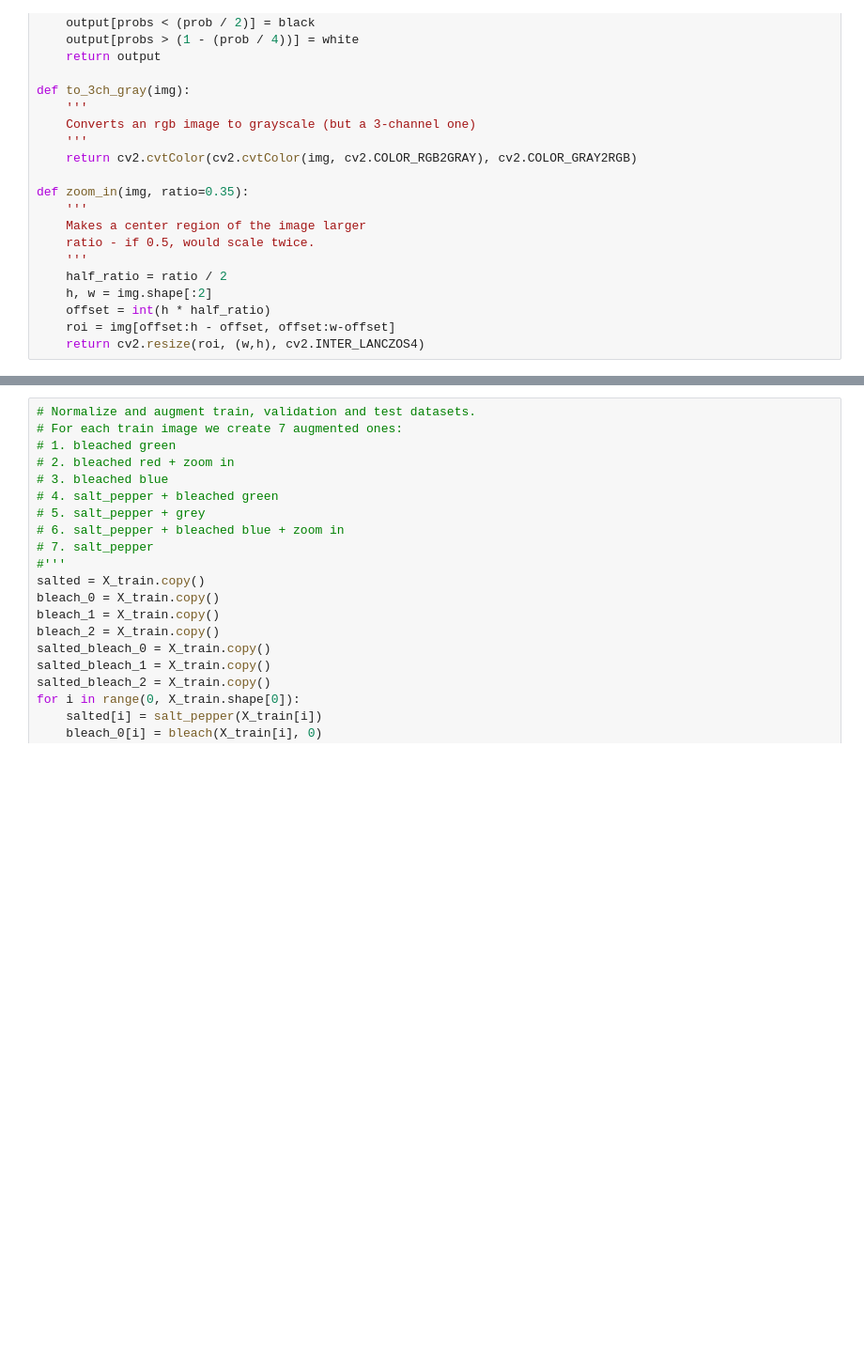
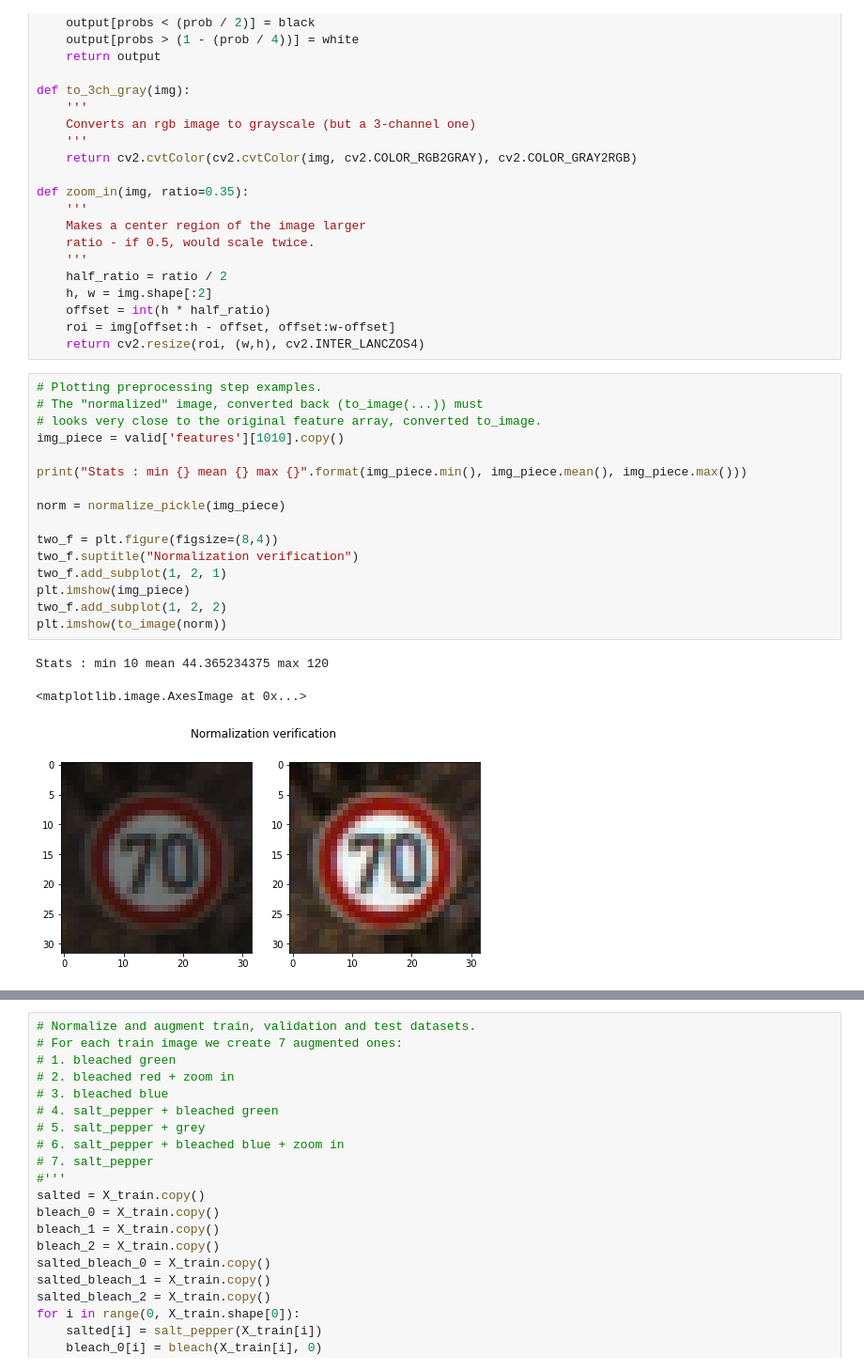
Before and after one commit to udacity/CarND-Traffic-Sign-Classifier-Project, a Jupyter notebook: Traffic_Sign_Classifier-TF2-GPU.ipynb, the cells around one changed output, grey strips where cells are left out. Shown at 94% size. Saved outputs shown, nothing was run; the diff lists cells and outputs as text; blank space fills up the shorter version.

```diff
--- a/Traffic_Sign_Classifier-TF2-GPU.ipynb
+++ b/Traffic_Sign_Classifier-TF2-GPU.ipynb
@@ -239,3 +239,23 @@ def zoom_in(img, ratio=0.35):
     offset = int(h * half_ratio)
     roi = img[offset:h - offset, offset:w-offset]
     return cv2.resize(roi, (w,h), cv2.INTER_LANCZOS4)
+# %%
+# Plotting preprocessing step examples.
+# The "normalized" image, converted back (to_image(...)) must
+# looks very close to the original feature array, converted to_image.
+img_piece = valid['features'][1010].copy()
+
+print("Stats : min {} mean {} max {}".format(img_piece.min(), img_piece.mean(), img_piece.max()))
+
+norm = normalize_pickle(img_piece)
+
+two_f = plt.figure(figsize=(8,4))
+two_f.suptitle("Normalization verification")
+two_f.add_subplot(1, 2, 1)
+plt.imshow(img_piece)
+two_f.add_subplot(1, 2, 2)
+plt.imshow(to_image(norm))
+# %% [output]
+Stats : min 10 mean 44.365234375 max 120
+<matplotlib.image.AxesImage at 0x...>
+[figure, added]
```
Also changed, not shown: parts of 4 cells of this notebook, 7 other files.
